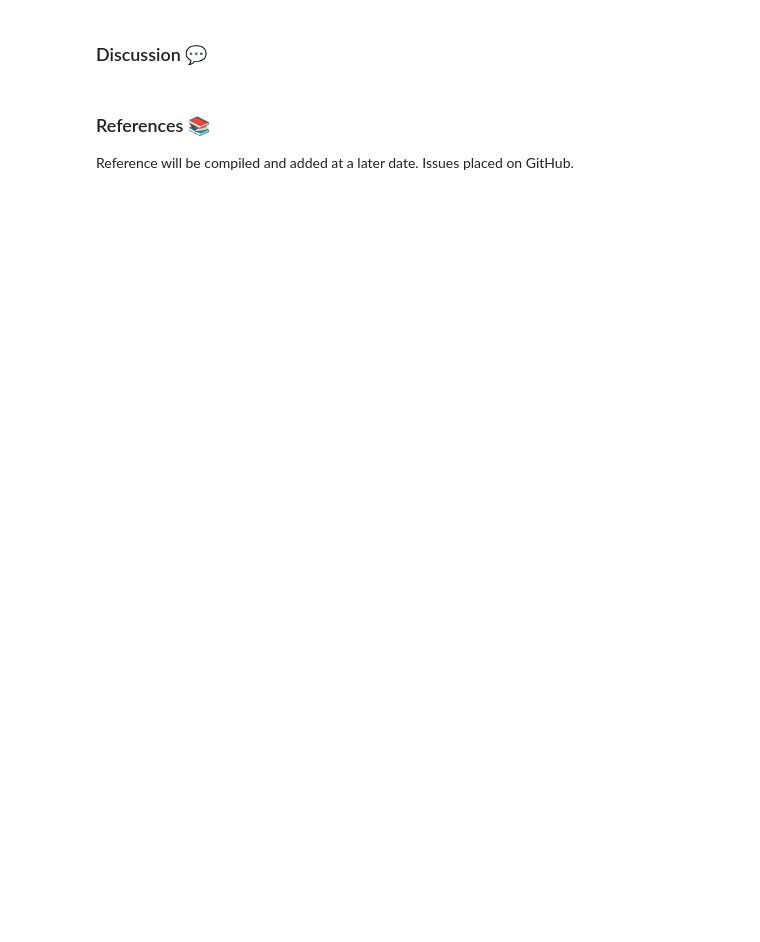
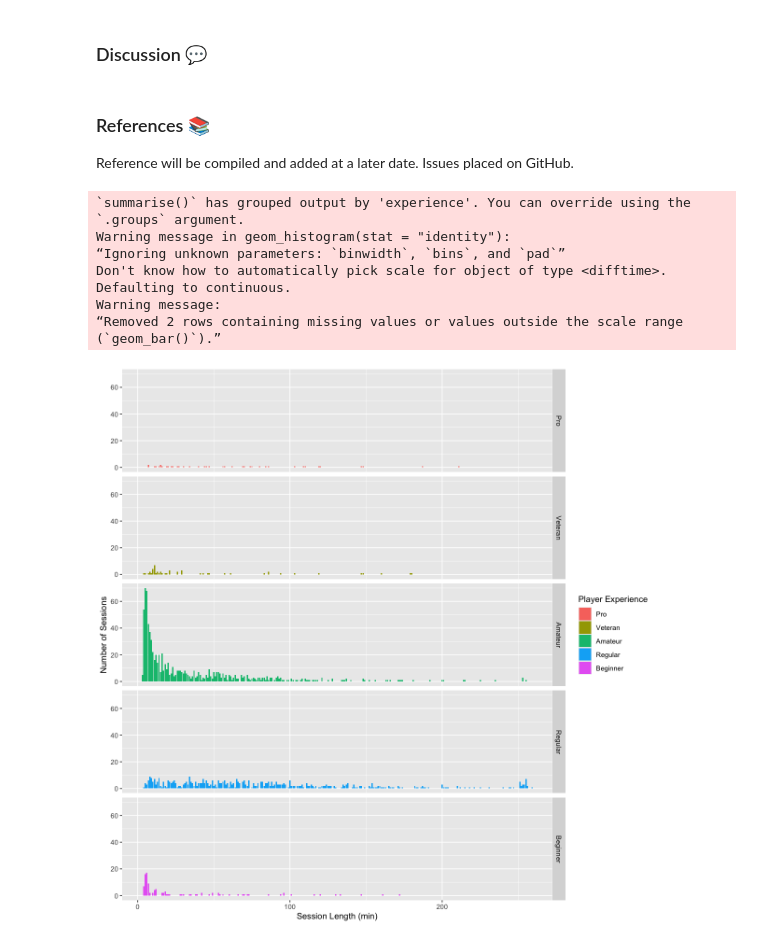
Before and after one commit to liammurray123/DSCI-100-Final-Project, a Jupyter notebook: Analysis.ipynb, the cells around one changed output. Drawn from its saved outputs; the diff is of its cells as text; code cells hidden in the pictures; blank space fills up the shorter version.

```diff
--- a/Analysis.ipynb
+++ b/Analysis.ipynb
@@ -297,3 +318,33 @@ discuss what future questions could this lead to? -->
 ### References 📚
 <!-- You may include references if necessary, as long as they all have a consistent citation style. -->
 Reference will be compiled and added at a later date. Issues placed on GitHub.
+# %%
+options(repr.plot.width = 10, repr.plot.height = 10)
+exp_age_plt <- merged_data |>
+        # ggplot(aes(x=age, y=session_length, color=played_hours)) +
+        #     geom_point() +
+        #     facet_grid(rows=vars(experience))
+        group_by(experience, session_length) |>
+        summarize(count = n()) |>
+        ggplot(aes(x=session_length, y=count, fill=experience)) +
+            geom_histogram(stat="identity") +
+            # facet_wrap(~experience, ncol=5) +
+            facet_grid(rows=vars(experience)) +
+            labs(
+                x= "Session Length (min)",
+                y = "Number of Sessions",
+                fill = "Player Experience"
+            )
+
+exp_age_plt
+# %% [output]
+`summarise()` has grouped output by 'experience'. You can override using the
+`.groups` argument.
+Warning message in geom_histogram(stat = "identity"):
+“Ignoring unknown parameters: `binwidth`, `bins`, and `pad`”
+Don't know how to automatically pick scale for object of type <difftime>.
+Defaulting to continuous.
+Warning message:
+“Removed 2 rows containing missing values or values outside the scale range
+(`geom_bar()`).”
+[figure, added]
```
Also changed, not shown: parts of 11 cells of this notebook, 2 other files.
